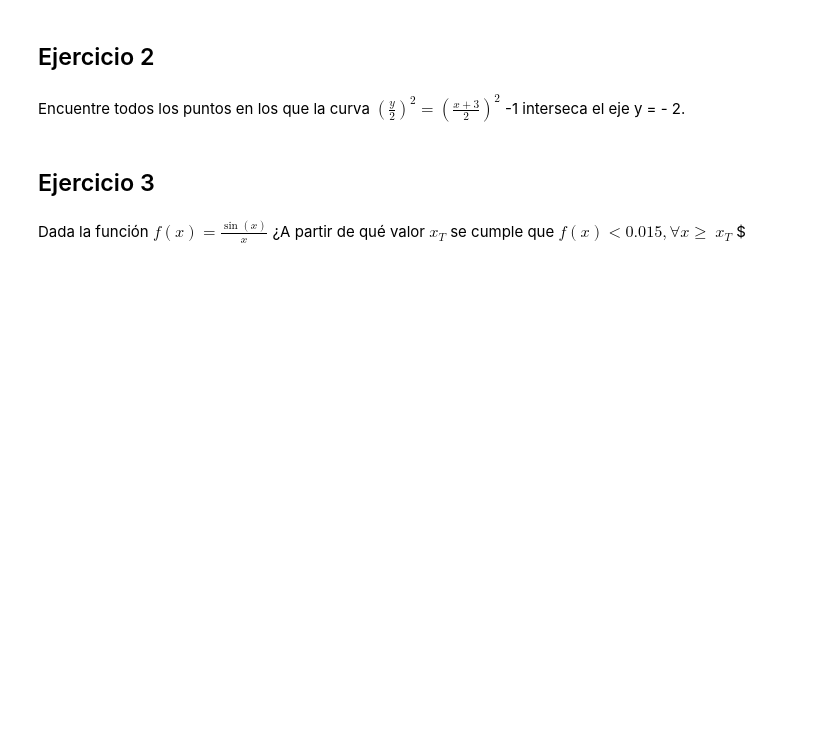
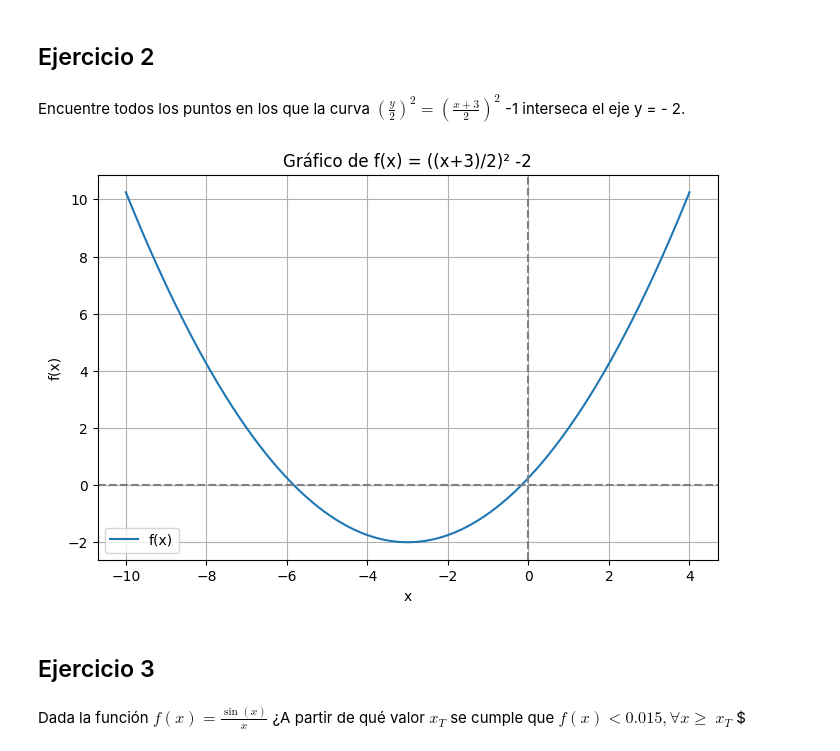
Before and after one commit to dxcam/TalleresMetodosNumericos, a Jupyter notebook: Taller02/taller02cc.ipynb, the cells around one changed output. Cells and saved outputs as stored; diff of their text form; code cells hidden in the pictures; blank space fills up the shorter version.

```diff
--- a/Taller02/taller02cc.ipynb
+++ b/Taller02/taller02cc.ipynb
@@ -150,6 +150,30 @@ Raíces del polinomio:
 ## Ejercicio 2
 # %% [markdown]
 Encuentre todos los puntos en los que la curva $\left(\frac{y}{2}\right)^2 = \left(\frac{x+3}{2}\right) ^2$ -1 interseca el eje y = - 2.
+# %%
+import numpy as np
+import matplotlib.pyplot as plt
+
+def f(x):
+    return ((x+3)/2)**2 - 2
+
+# Crear valores de x
+x = np.linspace(-10, 4, 800)
+y = f(x)
+
+# Crear el gráfico
+plt.figure(figsize=(8, 5))
+plt.plot(x, y, label='f(x)')
+plt.axhline(0, color='gray', linestyle='--')
+plt.axvline(0, color='gray', linestyle='--')
+plt.title('Gráfico de f(x) = ((x+3)/2)² -2')
+plt.xlabel('x')
+plt.ylabel('f(x)')
+plt.grid(True)
+plt.legend()
+plt.show()
+# %% [output]
+[figure, added]
 # %% [markdown]
 ## Ejercicio 3
 # %% [markdown]
```
Also changed, not shown: 1 other file.
